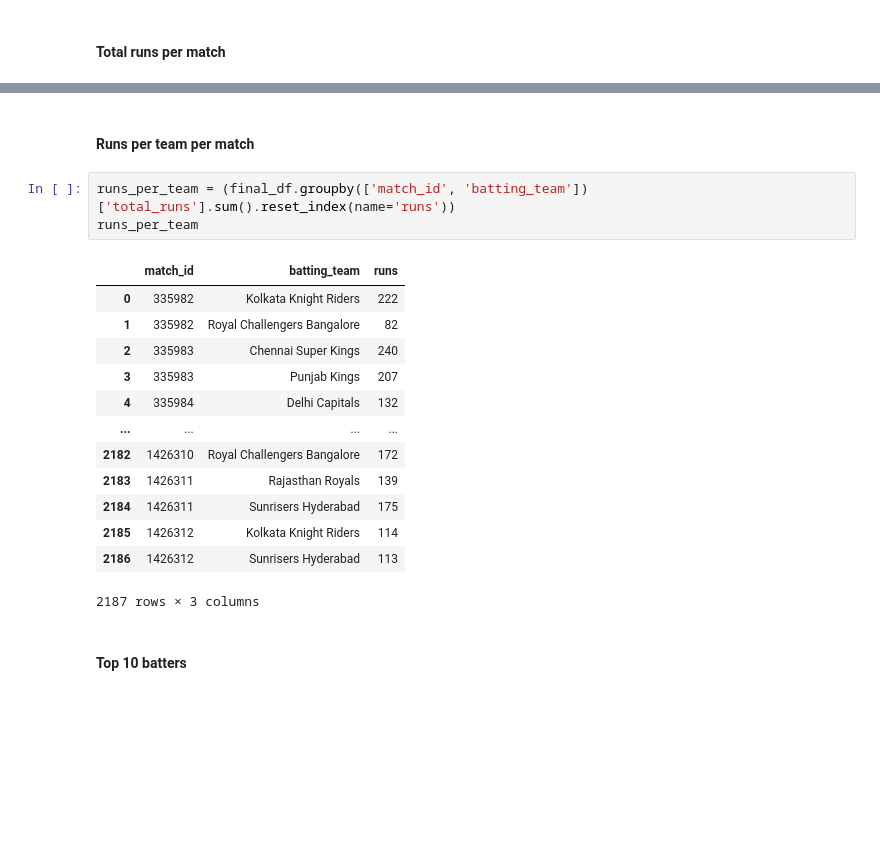
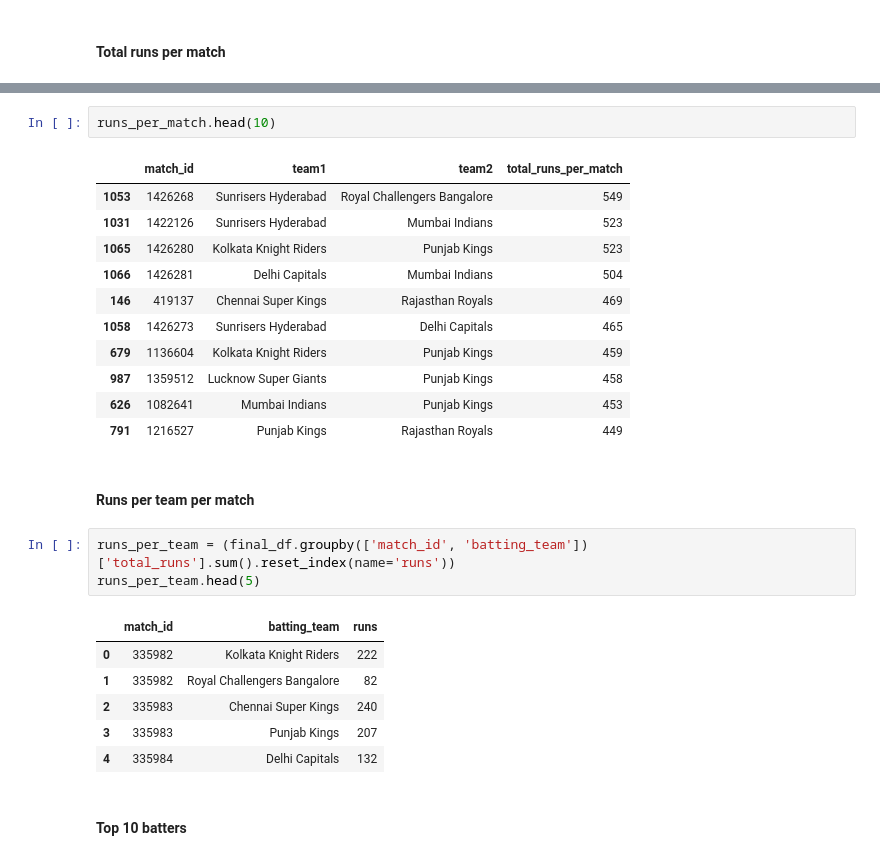
Before and after one commit to amitkr069/DataAnalysisPipeline, a Jupyter notebook: data_analysis.ipynb, the cells around one changed output, grey strips where cells are left out. Saved outputs shown, nothing was run; the diff lists cells and outputs as text; blank space fills up the shorter version.

```diff
--- a/data_analysis.ipynb
+++ b/data_analysis.ipynb
@@ -564,22 +546,29 @@ runs_per_match.head(20)
+# %%
+runs_per_match.head(10)
+# %% [output]
+|  | match_id | team1 | team2 | total_runs_per_match |
+| 1053 | 1426268 | Sunrisers Hyderabad | Royal Challengers Bangalore | 549 |
+| 1031 | 1422126 | Sunrisers Hyderabad | Mumbai Indians | 523 |
+| 1065 | 1426280 | Kolkata Knight Riders | Punjab Kings | 523 |
+| 1066 | 1426281 | Delhi Capitals | Mumbai Indians | 504 |
+| 146 | 419137 | Chennai Super Kings | Rajasthan Royals | 469 |
+| 1058 | 1426273 | Sunrisers Hyderabad | Delhi Capitals | 465 |
+| 679 | 1136604 | Kolkata Knight Riders | Punjab Kings | 459 |
+| 987 | 1359512 | Lucknow Super Giants | Punjab Kings | 458 |
+| 626 | 1082641 | Mumbai Indians | Punjab Kings | 453 |
+| 791 | 1216527 | Punjab Kings | Rajasthan Royals | 449 |
 # %% [markdown]
 #### Runs per team per match
 # %%
 runs_per_team = (final_df.groupby(['match_id', 'batting_team'])['total_runs'].sum().reset_index(name='runs'))
-runs_per_team
+runs_per_team.head(5)
 # %% [output]
 |  | match_id | batting_team | runs |
 | 0 | 335982 | Kolkata Knight Riders | 222 |
 | 1 | 335982 | Royal Challengers Bangalore | 82 |
 | 2 | 335983 | Chennai Super Kings | 240 |
 | 3 | 335983 | Punjab Kings | 207 |
 | 4 | 335984 | Delhi Capitals | 132 |
-| ... | ... | ... | ... |
-| 2182 | 1426310 | Royal Challengers Bangalore | 172 |
-| 2183 | 1426311 | Rajasthan Royals | 139 |
-| 2184 | 1426311 | Sunrisers Hyderabad | 175 |
-| 2185 | 1426312 | Kolkata Knight Riders | 114 |
-| 2186 | 1426312 | Sunrisers Hyderabad | 113 |
-2187 rows × 3 columns
 # %% [markdown]
 #### Top 10 batters
 # %%
```
Also changed, not shown: parts of 14 cells of this notebook, 6 other files.
